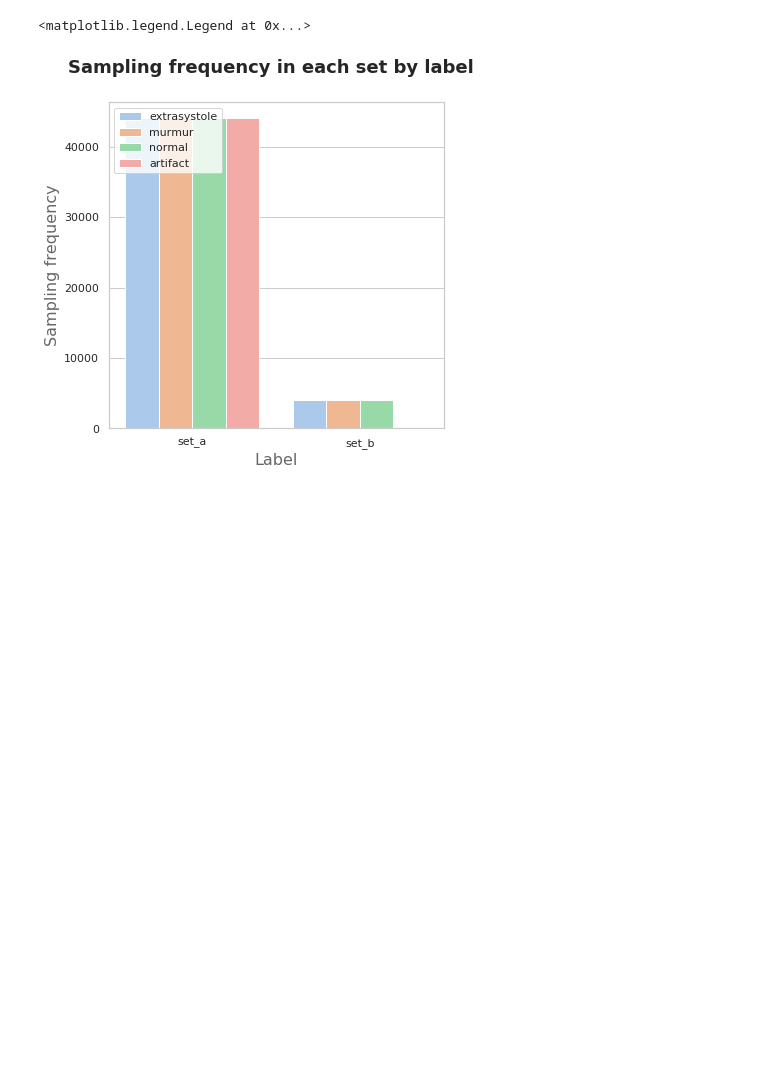
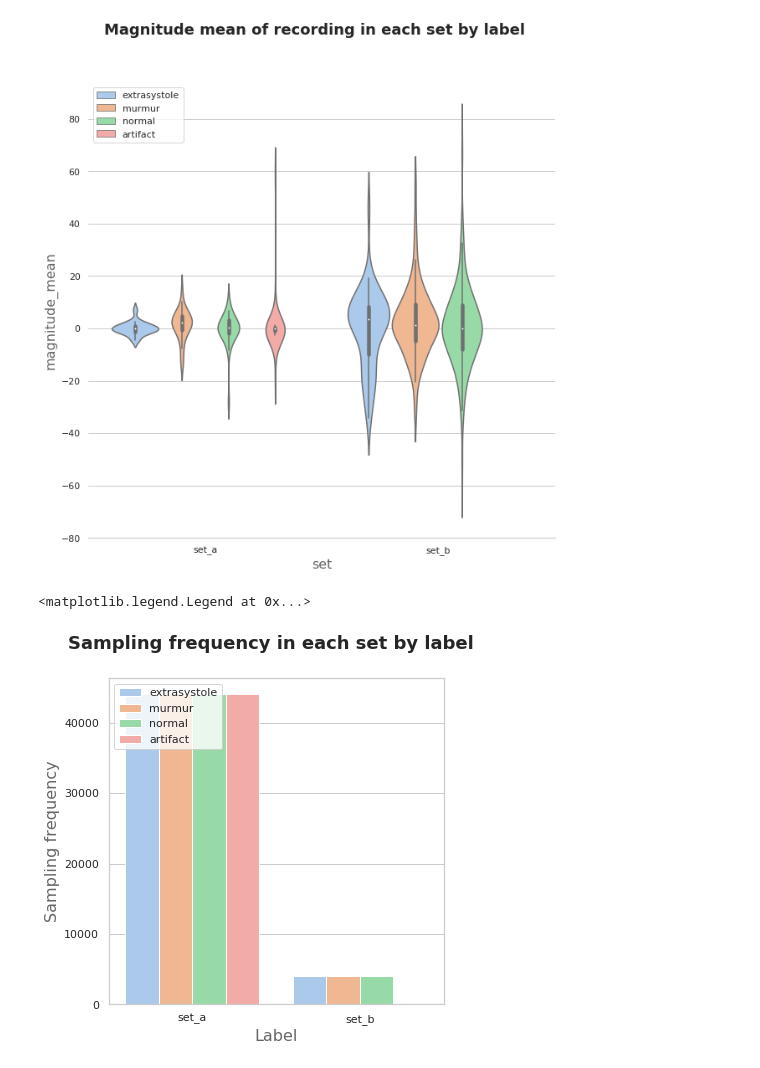
Before and after one commit to jczestochowska/heartbeat_classification, a Jupyter notebook: notebooks/kaggle_dataset_analysis.ipynb, the cells around one changed output. Saved outputs shown, nothing was run; the diff lists cells and outputs as text; code cells hidden in the pictures; blank space fills up the shorter version.

```diff
--- a/notebooks/kaggle_dataset_analysis.ipynb
+++ b/notebooks/kaggle_dataset_analysis.ipynb
@@ -35,3 +35,7 @@ kaggle_overview.describe()
+# %%
+plot_violin_plot(figsize=10, x='set', y='magnitude_mean', hue='label',data=kaggle_overview, title='Magnitude mean of recording in each set by label')
+# %% [output]
+[figure, added]
 # %%
 f, ax = plt.subplots(figsize=(6, 6))
 sns.barplot(y='sampling_frequency', x='set', data=kaggle_overview, hue='label')
```
Also changed, not shown: parts of 9 cells of this notebook, 4 other files.
